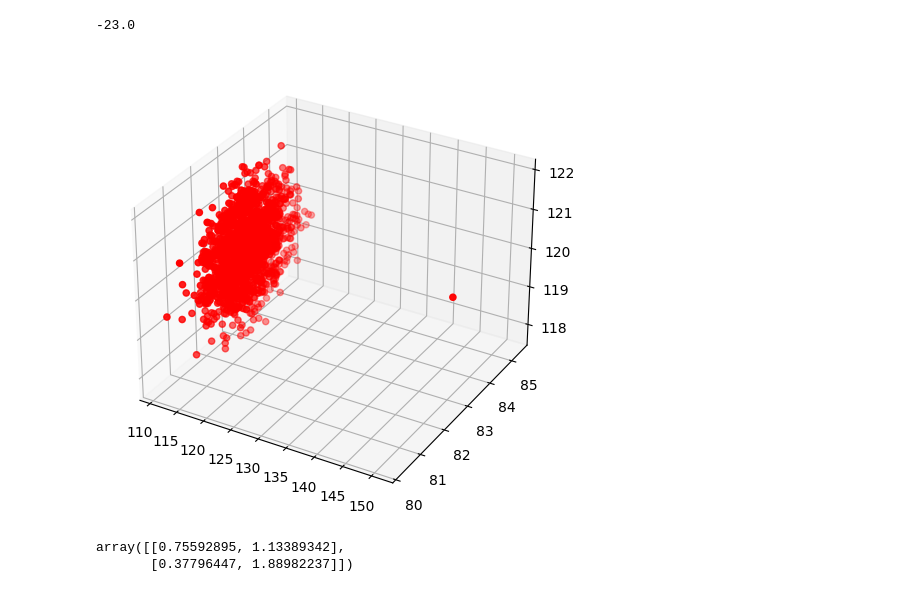
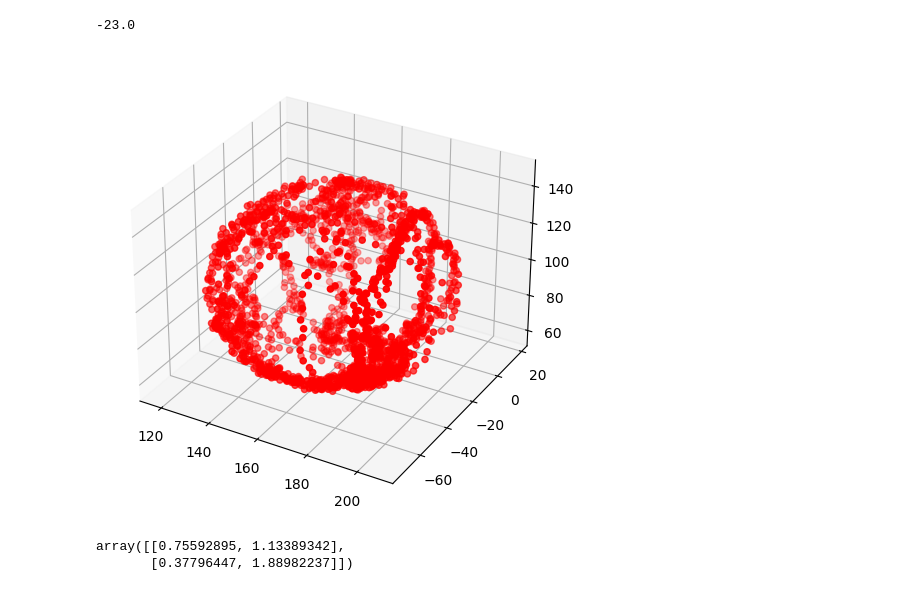
Before and after one commit to rktessa/Blimp, a Jupyter notebook: file_prove.ipynb, the cells around one changed output. Drawn from its saved outputs; the diff is of its cells as text; code cells hidden in the pictures.

```diff
--- a/file_prove.ipynb
+++ b/file_prove.ipynb
@@ -19,18 +19,18 @@ print(pippo)
 # %%
 import numpy as np
 from matplotlib import pyplot as plt
 
 
-data = np.loadtxt('C:\Volume_D\Programming\Blimp_git\data_for_calibration2.txt',delimiter=',') #input
+data = np.loadtxt('C:\Volume_D\Programming\Blimp_git\data_for_calibration.txt',delimiter=',') #input
 
 
 plt.rcParams["figure.autolayout"] = True
 fig = plt.figure()
 ax = fig.add_subplot(111, projection='3d')
 ax.scatter(data[:,0], data[:,1], data[:,2], marker='o', color='r')
 plt.show()
 # %% [output]
-[figure, old version]
+[figure, new version]
 # %%
 from scipy.linalg import sqrtm
 
```
Also changed, not shown: parts of 2 cells of this notebook, 1 other file.
